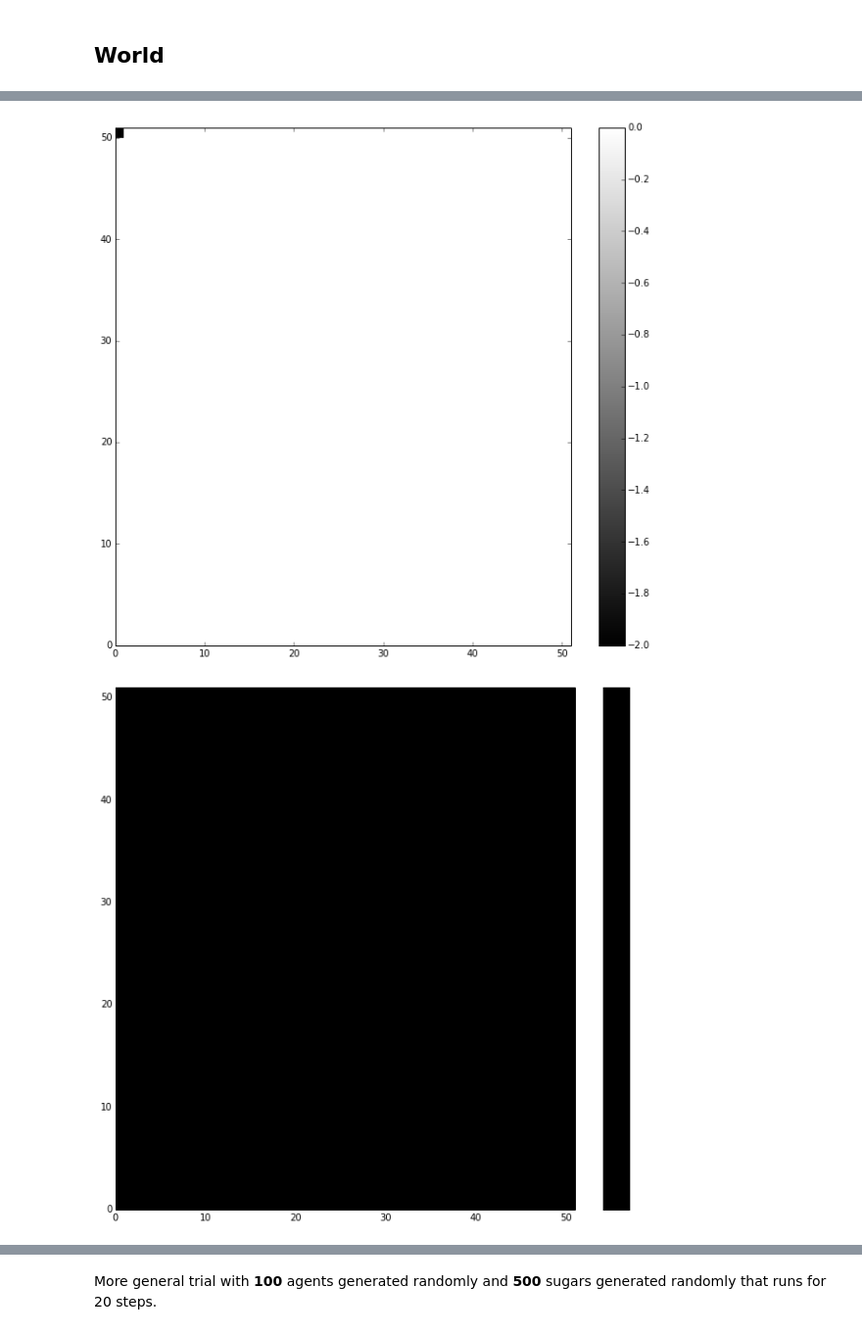
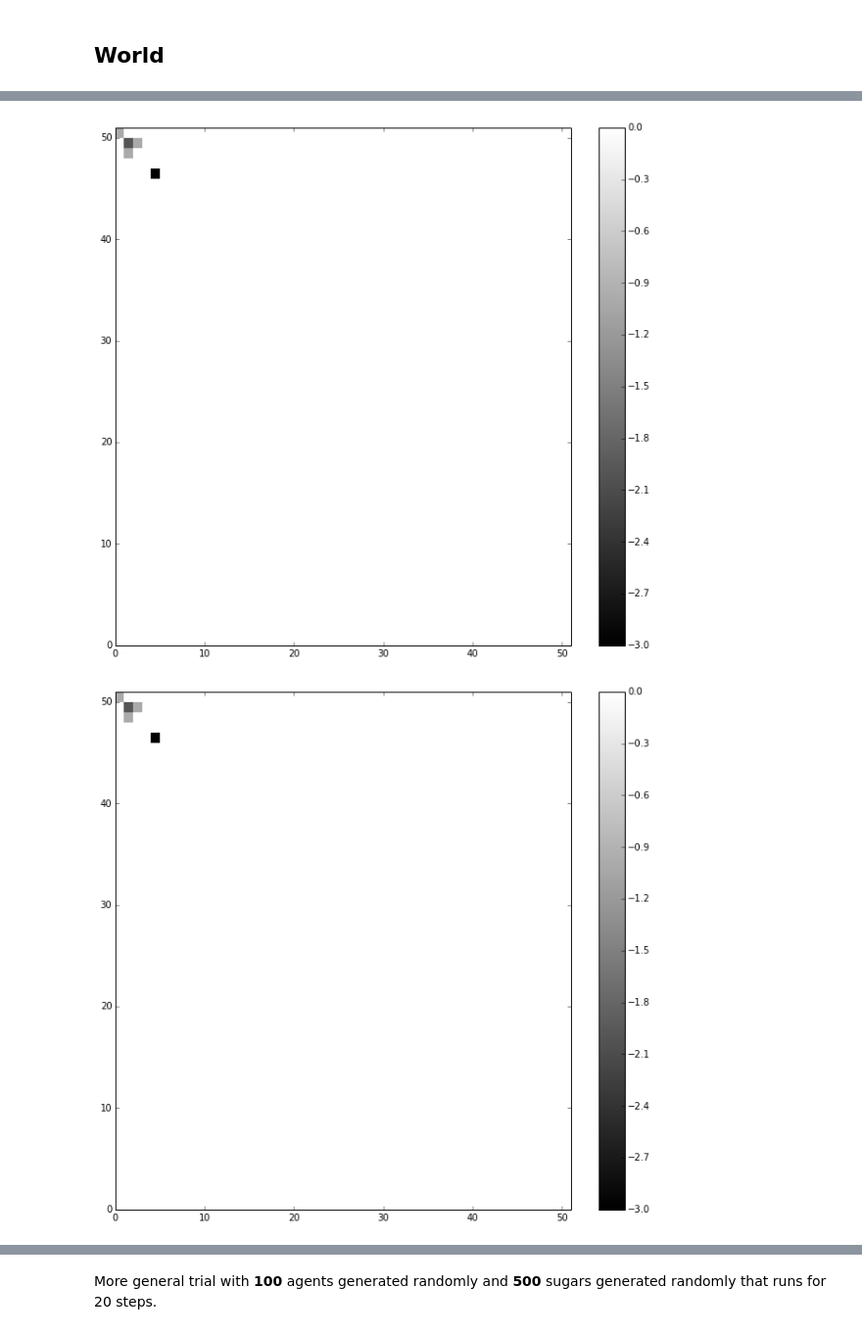
Before and after one commit to ddiazram/Proyecto-Mate-Compu, a Jupyter notebook: Paolo/Traducido.ipynb, the cells around one changed output, grey strips where cells are left out. Shown: that part at 98% size. Drawn from its saved outputs; the diff is of its cells as text; code cells hidden in the pictures.

```diff
--- a/Paolo/Traducido.ipynb
+++ b/Paolo/Traducido.ipynb
@@ -239,6 +275,19 @@ class World:
             self.sugars_list = practice_sugars
             self.define(self.sugars_list)
 
+    def place_spices(self, n, practice_spices = None):
+        """
+        Function that creates n number of spices and places them both on the grid and in the spices_list.
+        n: number of spices to be created, though you can't specify each one.
+        practice_spices: list that contains handcrafted sugars in specific locations for trials purposes.
+        """
+        if practice_spices == None:
+            self.spices_list = [Spice(i) for i in xrange(n)]
+            self.define(self.spices_list)
+        else:
+            self.spices_list = practice_spices
+            self.define(self.spices_list)
+
 
     def define(self, agent_list):
         """
@@ -259,8 +308,8 @@ class World:
 
     def update_agents(self, agents, step):
         for i in xrange(len(agents)):
-            agents[i].death(step, self)
-            if agents[i].existence==True:
+            #agents[i].death(step, self)
+            if agents[i].existence==False:
                 self.grid[agents[i].position[0], agents[i].position[1]] = 0
                 agents[i].move(self)
                 self.grid[agents[i].position[0], agents[i].position[1]] = agents[i].tpe
@@ -302,31 +351,19 @@ SS = World()
 test_agent = Agent_grid(id = 0, x = 1, y= 1, vision=2)
 test_agents = [test_agent]
 test_sugars = [Sugar(0,x=0,y=0, quantity=3), Sugar(1,x=1,y=2,quantity=10),Sugar(2,x=2,y=1,quantity=15)]
+test_spices= [Spice(0, x=4,y=4, quantity=2)]
 SS.define(test_agents)
 SS.place_sugars(n = None, practice_sugars = test_sugars)
+SS.place_spices(n=None, practice_spices=test_spices)
 
 test_agent.state(SS, full_state = True)
 SS.draw()
+steps=5
 
-SS.update_agents(test_agents,1)
-test_agent.state(SS)
-SS.draw()
-
-SS.update_agents(test_agents,2)
-test_agent.state(SS)
-SS.draw()
-
-SS.update_agents(test_agents,3)
-test_agent.state(SS)
-SS.draw()
-
-SS.update_agents(test_agents,4)
-test_agent.state(SS)
-SS.draw()
-
-SS.update_agents(test_agents,5)
-test_agent.state(SS)
-SS.draw()
+for x in xrange(1,steps+1):
+    SS.update_agents(test_agents, x)
+    test_agent.state(SS)
+    SS.draw()
 # %% [output]
 Hello, I'm a type 2 agent with ID: 0
 My stats are as follows:
@@ -351,2 +388,2 @@ My current state is:
-[figure, old version]
+[figure, new version]
-[figure, old version]
+[figure, new version]
```
Also changed, not shown: parts of 12 cells of this notebook, 1 other file.
